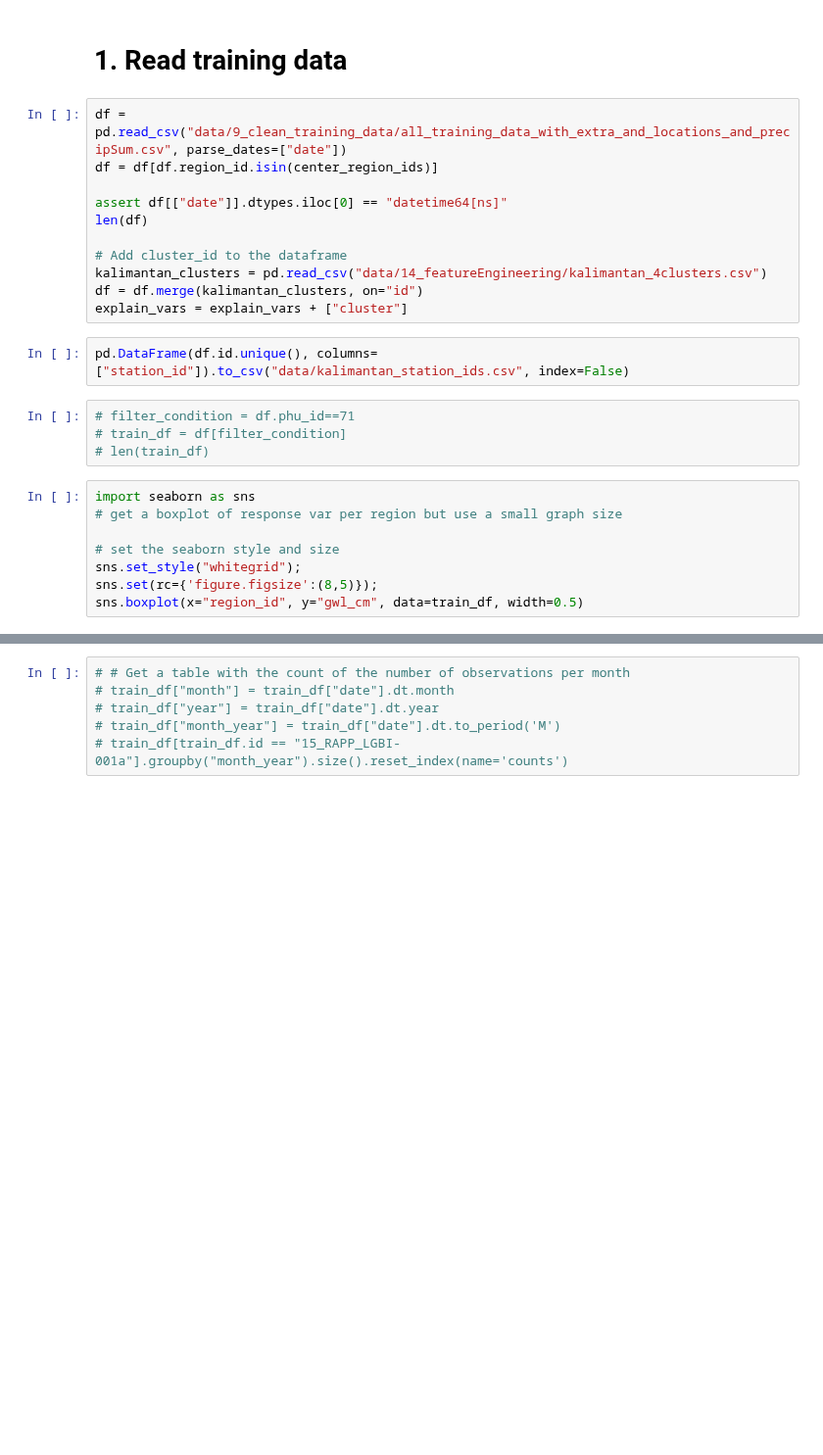
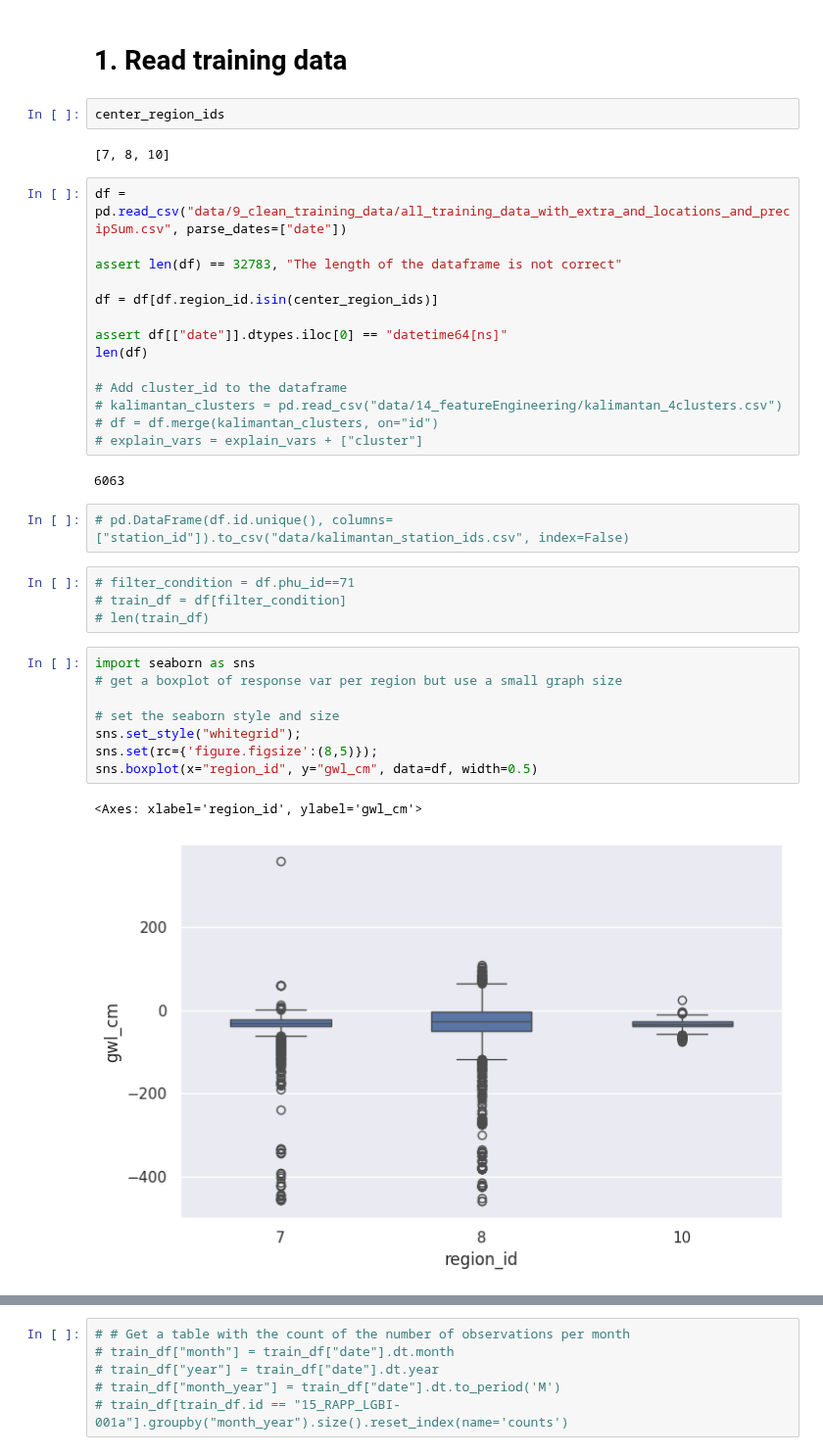
Before and after one commit to dfguerrerom/gwl-modeling, a Jupyter notebook: 3_0_cross_validation.ipynb, the cells around one changed output, grey strips where cells are left out. Shown at 98% size. Cells and saved outputs as stored; diff of their text form; blank space fills up the shorter version.

```diff
--- a/3_0_cross_validation.ipynb
+++ b/3_0_cross_validation.ipynb
@@ -66,19 +67,28 @@ To enable the following instructions: AVX2 AVX_VNNI FMA, in other operations, re
 # plt.show()
 # %% [markdown]
 # 1. Read training data
+# %%
+center_region_ids
+# %% [output]
+[7, 8, 10]
 # %%
 df = pd.read_csv("data/9_clean_training_data/all_training_data_with_extra_and_locations_and_precipSum.csv", parse_dates=["date"])
+
+assert len(df) == 32783, "The length of the dataframe is not correct"
+
 df = df[df.region_id.isin(center_region_ids)]
 
 assert df[["date"]].dtypes.iloc[0] == "datetime64[ns]"
 len(df)
 
 # Add cluster_id to the dataframe
-kalimantan_clusters = pd.read_csv("data/14_featureEngineering/kalimantan_4clusters.csv")
-df = df.merge(kalimantan_clusters, on="id")
-explain_vars = explain_vars + ["cluster"]
+# kalimantan_clusters = pd.read_csv("data/14_featureEngineering/kalimantan_4clusters.csv")
+# df = df.merge(kalimantan_clusters, on="id")
+# explain_vars = explain_vars + ["cluster"]
+# %% [output]
+6063
 # %%
-pd.DataFrame(df.id.unique(), columns=["station_id"]).to_csv("data/kalimantan_station_ids.csv", index=False)
+# pd.DataFrame(df.id.unique(), columns=["station_id"]).to_csv("data/kalimantan_station_ids.csv", index=False)
 # %%
 # filter_condition = df.phu_id==71
 # train_df = df[filter_condition]
@@ -86,10 +96,13 @@ pd.DataFrame(df.id.unique(), columns=["station_id"]).to_csv("data/kalimantan_sta
 # %%
 import seaborn as sns
 # get a boxplot of response var per region but use a small graph size
 
 # set the seaborn style and size
 sns.set_style("whitegrid");
 sns.set(rc={'figure.figsize':(8,5)});
-sns.boxplot(x="region_id", y="gwl_cm", data=train_df, width=0.5)
+sns.boxplot(x="region_id", y="gwl_cm", data=df, width=0.5)
+# %% [output]
+<Axes: xlabel='region_id', ylabel='gwl_cm'>
+[figure, added]
 # %%
 sns.lineplot(x="date", y="gwl_cm", data=df)
```
Also changed, not shown: parts of 6 cells of this notebook, 6 other files.
